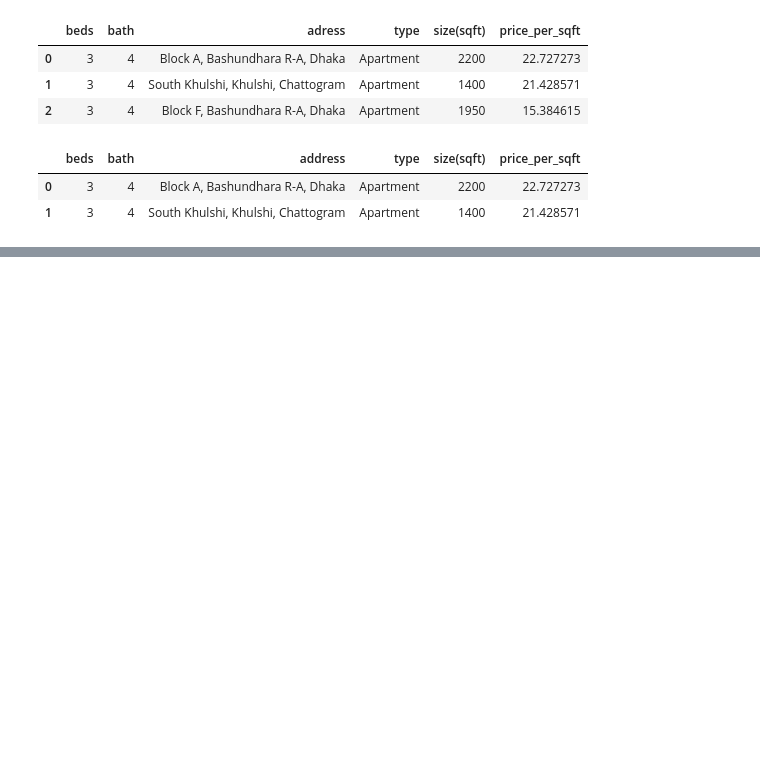
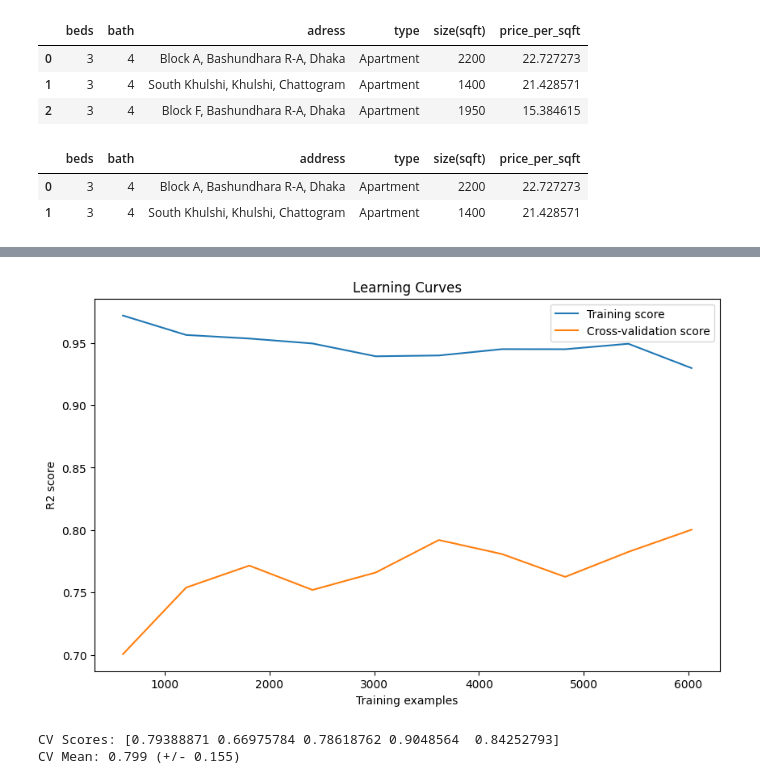
Before and after one commit to DittoOne/HomeHutBD, a Jupyter notebook: Artifacts/BD_Property_listing.ipynb, the cells around one changed output, grey strips where cells are left out. Saved outputs shown, nothing was run; the diff lists cells and outputs as text; code cells hidden in the pictures; blank space fills up the shorter version.

```diff
--- a/Artifacts/BD_Property_listing.ipynb
+++ b/Artifacts/BD_Property_listing.ipynb
@@ -585,0 +426,23 @@ Predicted Price: 15,551.90 tk
+# %%
+import pandas as pd
+import numpy as np
+from sklearn.model_selection import train_test_split, GridSearchCV
+from sklearn.feature_extraction.text import TfidfVectorizer
+from sklearn.preprocessing import OrdinalEncoder, StandardScaler
+from sklearn.compose import ColumnTransformer
+from sklearn.pipeline import Pipeline
+from sklearn.linear_model import LinearRegression, Ridge, Lasso
+from sklearn.ensemble import RandomForestRegressor, GradientBoostingRegressor
+from sklearn.svm import SVR
+from sklearn.metrics import mean_squared_error, r2_score
+from sklearn.metrics import accuracy_score
+from sklearn.metrics import mean_absolute_percentage_error
+
+# Load Dataset
+df = df4.copy()
+df.rename(columns={'adress': 'address'}, inplace=True)
+df['beds_to_baths_ratio'] = df['bath'] / (df['beds'])
+
+
+
+df = df[df['beds_to_baths_ratio'] <= 1.5]
@@ -585,0 +633,29 @@ Predicted Price: 15,551.90 tk
+# %%
+
+from sklearn.model_selection import learning_curve
+
+def plot_learning_curves(model, X, y):
+    train_sizes, train_scores, val_scores = learning_curve(
+        model, X, y, cv=5, scoring='r2',
+        train_sizes=np.linspace(0.1, 1.0, 10))
+
+    plt.figure(figsize=(10, 6))
+    plt.plot(train_sizes, np.mean(train_scores, axis=1), label='Training score')
+    plt.plot(train_sizes, np.mean(val_scores, axis=1), label='Cross-validation score')
+    plt.xlabel('Training examples')
+    plt.ylabel('R2 score')
+    plt.legend()
+    plt.title('Learning Curves')
+    plt.show()
+plot_learning_curves(best_model['model'],X,y)
+# %% [output]
+[figure, added]
+# %%
+from sklearn.model_selection import cross_val_score
+
+cv_scores = cross_val_score(best_model['model'], X, y, cv=5)
+print(f"CV Scores: {cv_scores}")
+print(f"CV Mean: {cv_scores.mean():.3f} (+/- {cv_scores.std() * 2:.3f})")
+# %% [output]
+CV Scores: [0.79388871 0.66975784 0.78618762 0.9048564  0.84252793]
+CV Mean: 0.799 (+/- 0.155)
```
Also changed, not shown: parts of 26 cells of this notebook, 44 other files.
